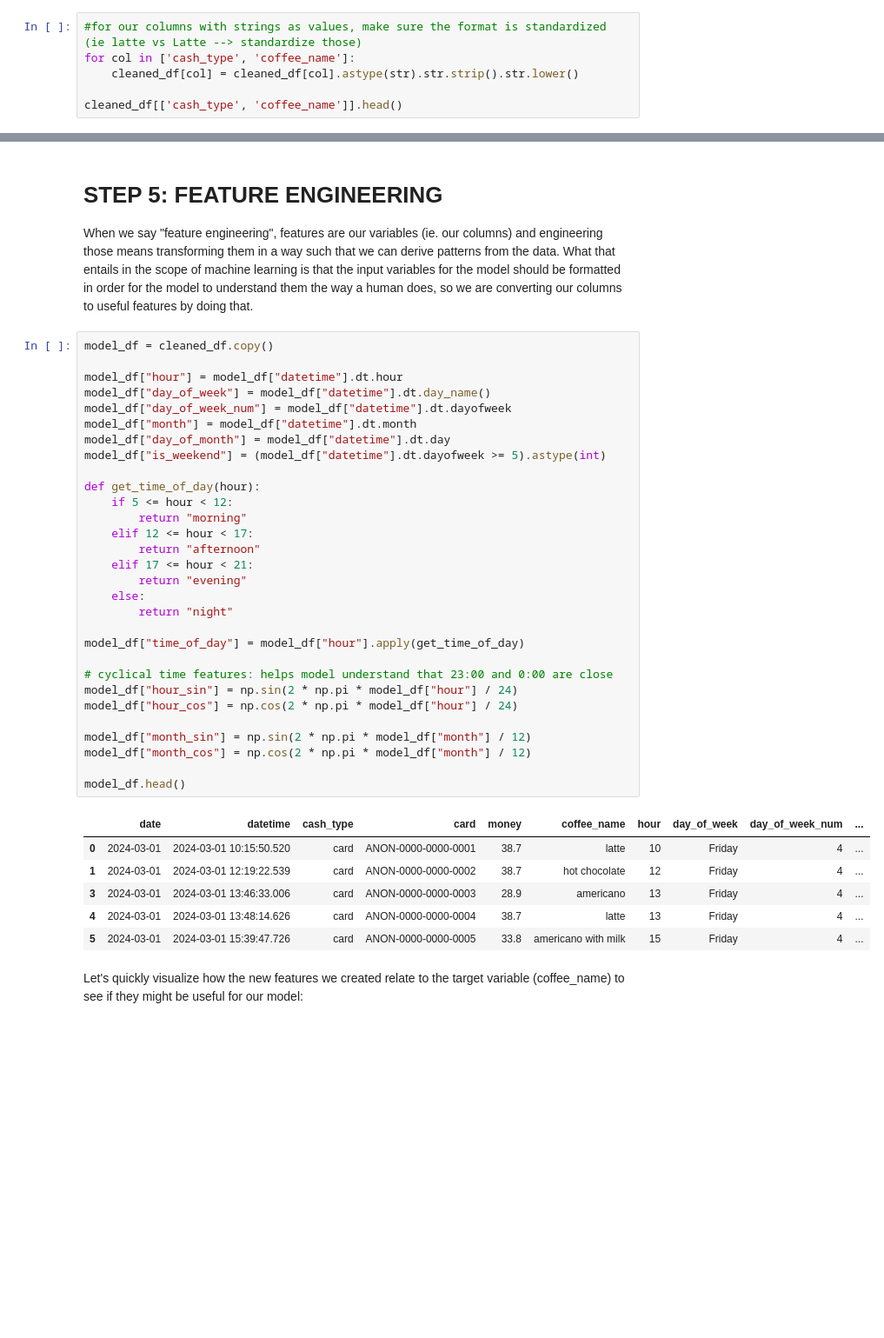
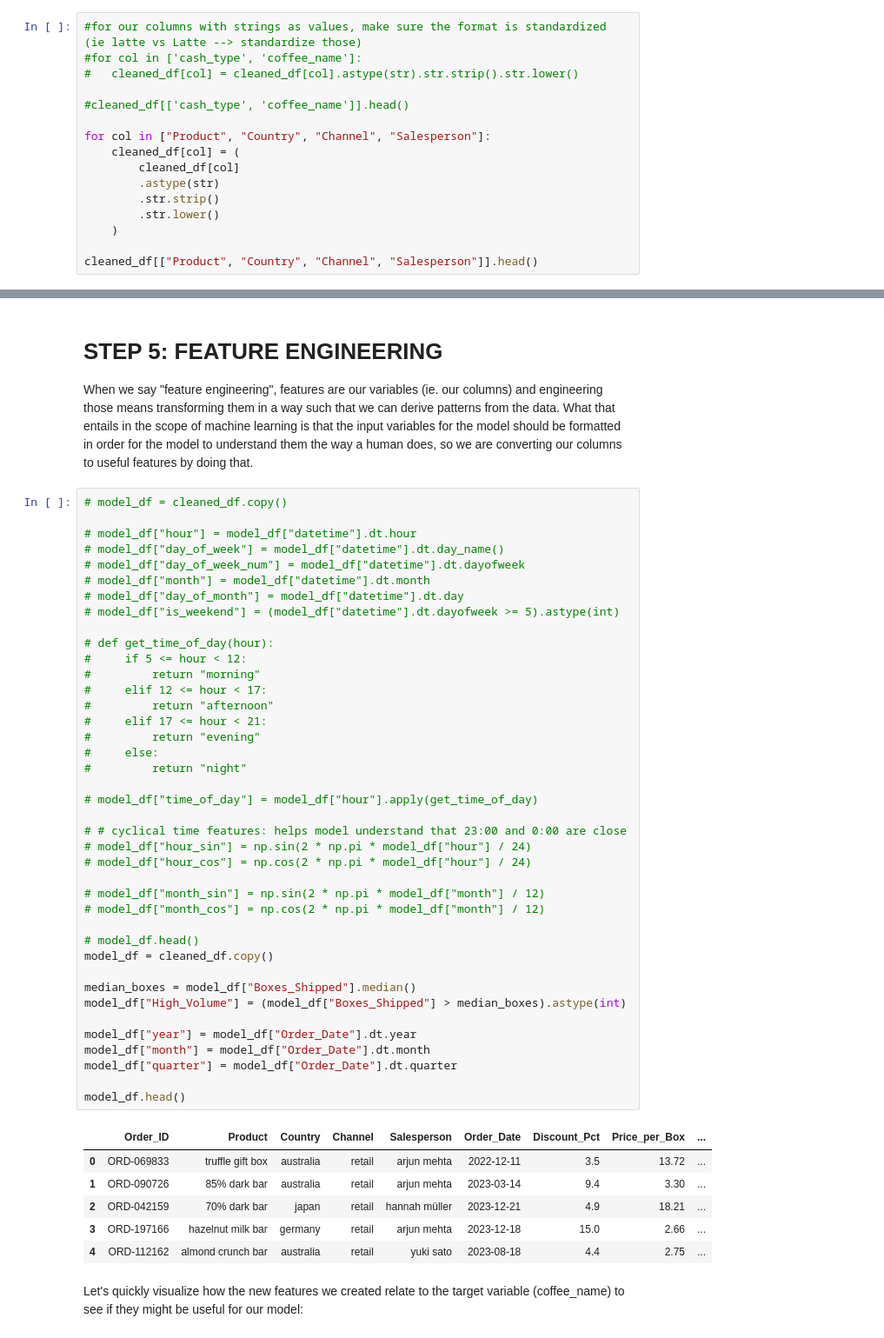
Before and after one commit to alyssalyssalysa/TCG_DSML_PRIMER, a Jupyter notebook: TCG_ML_PRIMER.ipynb, the cells around one changed output, grey strips where cells are left out. Shown at 87% size. Saved outputs shown, nothing was run; the diff lists cells and outputs as text; blank space fills up the shorter version.

```diff
--- a/TCG_ML_PRIMER.ipynb
+++ b/TCG_ML_PRIMER.ipynb
@@ -421,7 +462,17 @@ Cleaned shape:  (3454, 6)
 # %%
 #for our columns with strings as values, make sure the format is standardized (ie latte vs Latte --> standardize those)
-for col in ['cash_type', 'coffee_name']:
-    cleaned_df[col] = cleaned_df[col].astype(str).str.strip().str.lower()
+#for col in ['cash_type', 'coffee_name']:
+#   cleaned_df[col] = cleaned_df[col].astype(str).str.strip().str.lower()
 
-cleaned_df[['cash_type', 'coffee_name']].head()
+#cleaned_df[['cash_type', 'coffee_name']].head()
+
+for col in ["Product", "Country", "Channel", "Salesperson"]:
+    cleaned_df[col] = (
+        cleaned_df[col]
+        .astype(str)
+        .str.strip()
+        .str.lower()
+    )
+
+cleaned_df[["Product", "Country", "Channel", "Salesperson"]].head()
 # %% [output]
@@ -435,42 +486,52 @@ cleaned_df[['cash_type', 'coffee_name']].head()
 # STEP 5: FEATURE ENGINEERING
 When we say "feature engineering", features are our variables (ie. our columns) and engineering those means transforming them in a way such that we can derive patterns from the data. What that entails in the scope of machine learning is that the input variables for the model should be formatted in order for the model to understand them the way a human does, so we are converting our columns to useful features by doing that.
 # %%
+# model_df = cleaned_df.copy()
+
+# model_df["hour"] = model_df["datetime"].dt.hour
+# model_df["day_of_week"] = model_df["datetime"].dt.day_name()
+# model_df["day_of_week_num"] = model_df["datetime"].dt.dayofweek
+# model_df["month"] = model_df["datetime"].dt.month
+# model_df["day_of_month"] = model_df["datetime"].dt.day
+# model_df["is_weekend"] = (model_df["datetime"].dt.dayofweek >= 5).astype(int)
+
+# def get_time_of_day(hour):
+#     if 5 <= hour < 12:
+#         return "morning"
+#     elif 12 <= hour < 17:
+#         return "afternoon"
+#     elif 17 <= hour < 21:
+#         return "evening"
+#     else:
+#         return "night"
+
+# model_df["time_of_day"] = model_df["hour"].apply(get_time_of_day)
+
+# # cyclical time features: helps model understand that 23:00 and 0:00 are close
+# model_df["hour_sin"] = np.sin(2 * np.pi * model_df["hour"] / 24)
+# model_df["hour_cos"] = np.cos(2 * np.pi * model_df["hour"] / 24)
+
+# model_df["month_sin"] = np.sin(2 * np.pi * model_df["month"] / 12)
+# model_df["month_cos"] = np.cos(2 * np.pi * model_df["month"] / 12)
+
+# model_df.head()
 model_df = cleaned_df.copy()
 
-model_df["hour"] = model_df["datetime"].dt.hour
-model_df["day_of_week"] = model_df["datetime"].dt.day_name()
-model_df["day_of_week_num"] = model_df["datetime"].dt.dayofweek
-model_df["month"] = model_df["datetime"].dt.month
-model_df["day_of_month"] = model_df["datetime"].dt.day
-model_df["is_weekend"] = (model_df["datetime"].dt.dayofweek >= 5).astype(int)
+median_boxes = model_df["Boxes_Shipped"].median()
+model_df["High_Volume"] = (model_df["Boxes_Shipped"] > median_boxes).astype(int)
 
-def get_time_of_day(hour):
-    if 5 <= hour < 12:
-        return "morning"
-    elif 12 <= hour < 17:
-        return "afternoon"
-    elif 17 <= hour < 21:
-        return "evening"
-    else:
-        return "night"
-
-model_df["time_of_day"] = model_df["hour"].apply(get_time_of_day)
-
-# cyclical time features: helps model understand that 23:00 and 0:00 are close
-model_df["hour_sin"] = np.sin(2 * np.pi * model_df["hour"] / 24)
-model_df["hour_cos"] = np.cos(2 * np.pi * model_df["hour"] / 24)
-
-model_df["month_sin"] = np.sin(2 * np.pi * model_df["month"] / 12)
-model_df["month_cos"] = np.cos(2 * np.pi * model_df["month"] / 12)
+model_df["year"] = model_df["Order_Date"].dt.year
+model_df["month"] = model_df["Order_Date"].dt.month
+model_df["quarter"] = model_df["Order_Date"].dt.quarter
 
 model_df.head()
 # %% [output]
-|  | date | datetime | cash_type | card | money | coffee_name | hour | day_of_week | day_of_week_num | ... |
-| 0 | 2024-03-01 | 2024-03-01 10:15:50.520 | card | ANON-0000-0000-0001 | 38.7 | latte | 10 | Friday | 4 | ... |
-| 1 | 2024-03-01 | 2024-03-01 12:19:22.539 | card | ANON-0000-0000-0002 | 38.7 | hot chocolate | 12 | Friday | 4 | ... |
-| 3 | 2024-03-01 | 2024-03-01 13:46:33.006 | card | ANON-0000-0000-0003 | 28.9 | americano | 13 | Friday | 4 | ... |
-| 4 | 2024-03-01 | 2024-03-01 13:48:14.626 | card | ANON-0000-0000-0004 | 38.7 | latte | 13 | Friday | 4 | ... |
-| 5 | 2024-03-01 | 2024-03-01 15:39:47.726 | card | ANON-0000-0000-0005 | 33.8 | americano with milk | 15 | Friday | 4 | ... |
+|  | Order_ID | Product | Country | Channel | Salesperson | Order_Date | Discount_Pct | Price_per_Box | ... |
+| 0 | ORD-069833 | truffle gift box | australia | retail | arjun mehta | 2022-12-11 | 3.5 | 13.72 | ... |
+| 1 | ORD-090726 | 85% dark bar | australia | retail | arjun mehta | 2023-03-14 | 9.4 | 3.30 | ... |
+| 2 | ORD-042159 | 70% dark bar | japan | retail | hannah müller | 2023-12-21 | 4.9 | 18.21 | ... |
+| 3 | ORD-197166 | hazelnut milk bar | germany | retail | arjun mehta | 2023-12-18 | 15.0 | 2.66 | ... |
+| 4 | ORD-112162 | almond crunch bar | australia | retail | yuki sato | 2023-08-18 | 4.4 | 2.75 | ... |
 # %% [markdown]
 Let's quickly visualize how the new features we created relate to the target variable (coffee_name) to see if they might be useful for our model:
 # %%
```
Also changed, not shown: parts of 36 cells of this notebook, 1 other file.
